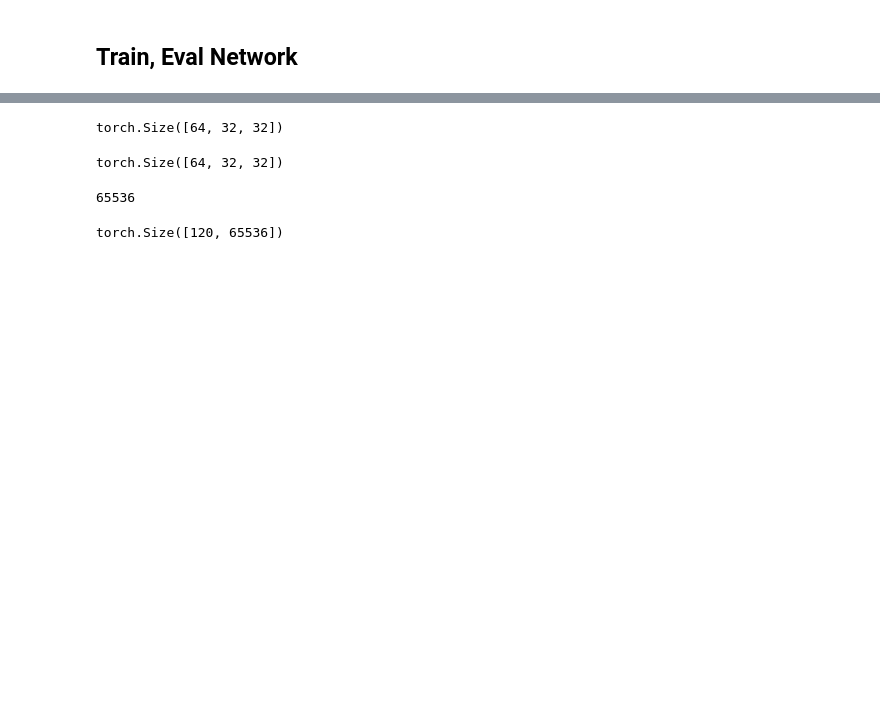
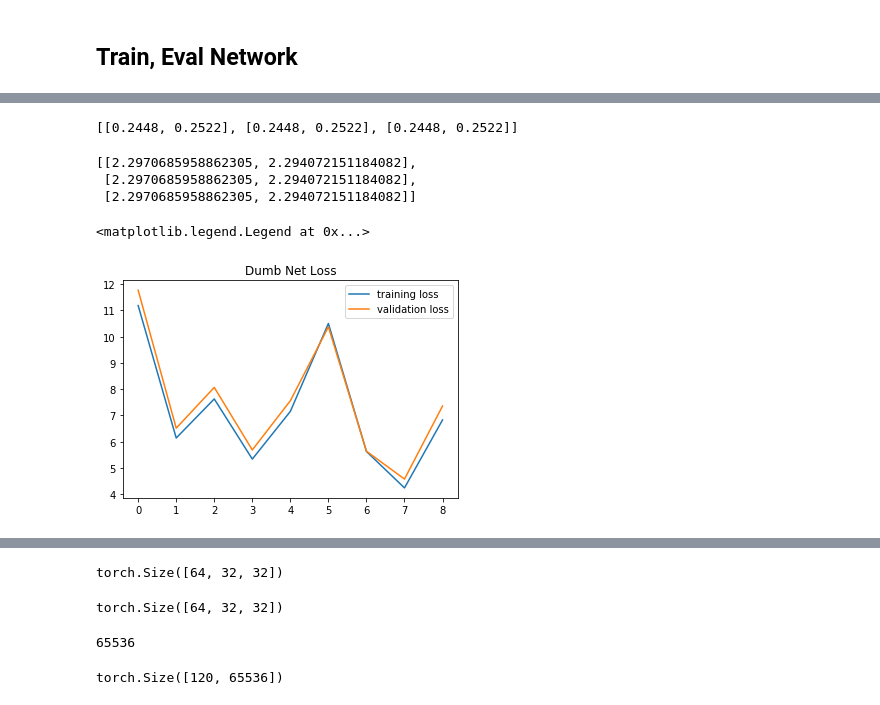
Before and after one commit to ren-e1011/DL0101, a Jupyter notebook: Tutorial2/Homework_1.ipynb, the cells around one changed output, grey strips where cells are left out. Saved outputs shown, nothing was run; the diff lists cells and outputs as text; code cells hidden in the pictures; blank space fills up the shorter version.

```diff
--- a/Tutorial2/Homework_1.ipynb
+++ b/Tutorial2/Homework_1.ipynb
@@ -336,2 +330,12 @@ def eval_loss(net,loss_func=loss_func,validation_data=validation_tensor,validati
+# %%
+## create the instance
+
+net = MnistConvNet()
+
+# Create an optimiser and set the learning rate (start with SGD and lr = 0.01 )
+# -
+# TODO trial different optimization and lr params
+optimizer = optim.SGD(net.parameters(), lr=0.01)
+# optimizer = optim.SGD(net.parameters(), lr=0.001, momentum=0.9)
 # %% [markdown]
 ## Train, Eval Network
@@ -364,37 +364,45 @@ batch 83 - 40
 # Write a training loop and compute the loss and accuracy at the end
 # -
 # Plot the losses and accuracies at the end
-n_epochs = 10
+n_epochs = 50
 
+loss_vs_epoch = []
+accuracy_vs_epoch = []
 
 for epoch in trange(n_epochs,desc='Epochs',file=sys.stdout):
 
-    accuracies = []
+#     accuracies = []
 
     net.train()
+
     for i,(x,y) in enumerate(training_dataloader):
 #nn.Conv2d will take in a 4D Tensor of nSamples x nChannels x Height x Width.
 # first dim batch size will be variable -- for last batch
         x = x.reshape(x.size()[0], 1, dim_sqrt,dim_sqrt)
+
         optimizer.zero_grad()
 
         y_hat = net(x)
-        print('y_hat',y_hat)
 
-        accuracies.append(accuracy(y_hat,y))
-
-
+#         accuracies.append(accuracy(y_hat,y))
 
         loss = loss_func(y_hat, y)
         loss.backward()
         optimizer.step()
 
-        print(f'batch {i} accuracy',accuracy(y_hat,y))
+#         print(f'batch {i} accuracy',accuracy(y_hat,y))
 
          # print statistics
-    loss = eval_loss(net=net)
+#     def dataset_accuracy(tensor_dataset,targets,net,loss_func):
+    training_accuracy, training_loss = dataset_accuracy(net=net,tensor_dataset=training_tensor,targets=training_labels)
+    validation_accuracy, validation_loss = dataset_accuracy(net=net,tensor_dataset=validation_tensor,targets=validation_labels)
 
+#     loss = eval_loss(net=net)
 
-    print(f'epoch {epoch + 1}:: loss: {loss}, accuracy {np.mean(accuracies)}')
+    loss_vs_epoch.append([training_loss, validation_loss])
+
+    accuracy_vs_epoch.append([training_accuracy, validation_accuracy])
+
+    print(f'epoch {epoch + 1}:: loss: {validation_loss}, accuracy {validation_accuracy}')
 
     print('=========================================')
@@ -400,0 +423,22 @@ for epoch in trange(n_epochs,desc='Epochs',file=sys.stdout):
+# %%
+#mnistnet
+
+accuracy_vs_epoch
+# %% [output]
+[[0.2448, 0.2522], [0.2448, 0.2522], [0.2448, 0.2522]]
+# %%
+loss_vs_epoch
+# %% [output]
+[[2.2970685958862305, 2.294072151184082],
+ [2.2970685958862305, 2.294072151184082],
+ [2.2970685958862305, 2.294072151184082]]
+# %%
+loss_vs_epoch = np.array(loss_vs_epoch)
+plt.title('Dumb Net Loss')
+plt.plot(loss_vs_epoch[:,0][1:],label='training loss')
+plt.plot(loss_vs_epoch[:,1][1:],label='validation loss')
+
+plt.legend()
+# %% [output]
+<matplotlib.legend.Legend at 0x...>
+[figure, added]
```
Also changed, not shown: parts of 13 cells of this notebook.
